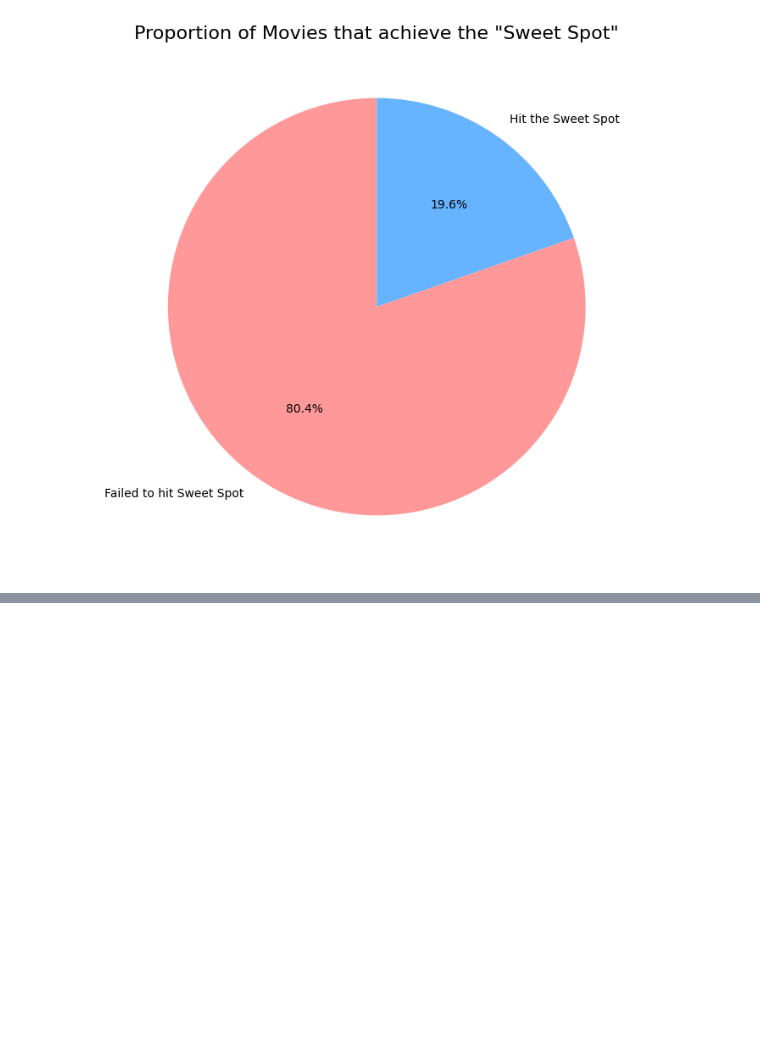
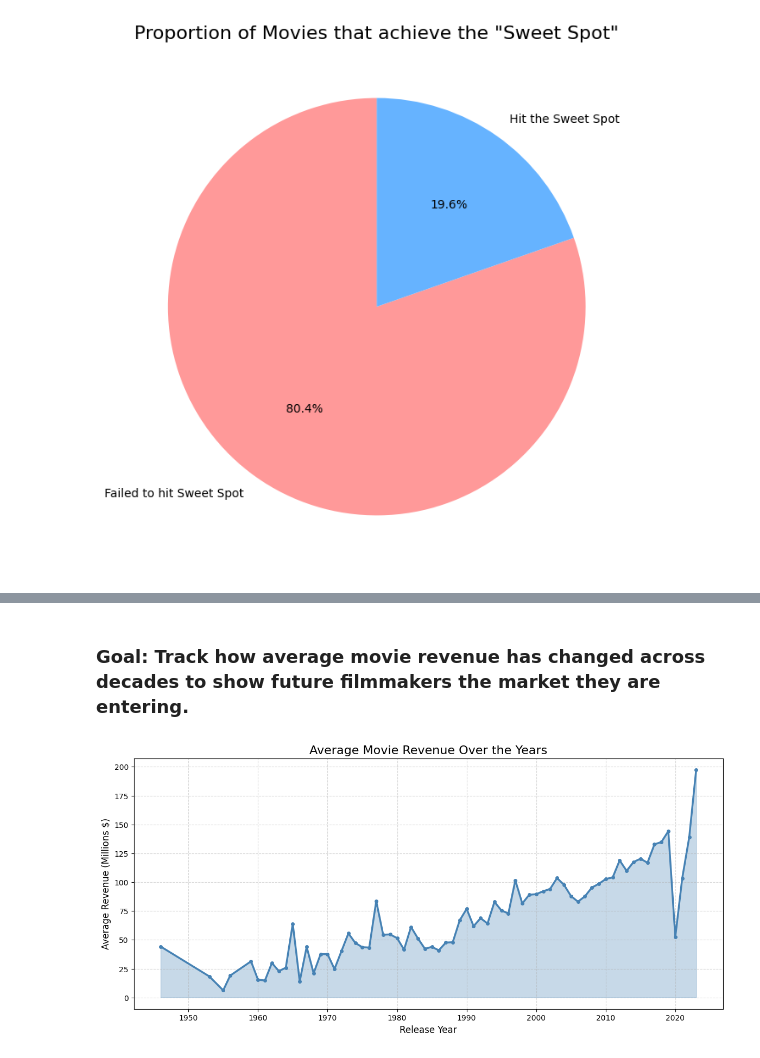
Before and after one commit to anish1206/dv-cp, a Jupyter notebook: eda_visualization.ipynb, the cells around one changed output, grey strips where cells are left out. Cells and saved outputs as stored; diff of their text form; code cells hidden in the pictures; blank space fills up the shorter version.

```diff
--- a/eda_visualization.ipynb
+++ b/eda_visualization.ipynb
@@ -257,0 +239,17 @@ This shows just how hard it is to make a movie that audiences love **and** that
+# %% [markdown]
+### Goal: Track how average movie revenue has changed across decades to show future filmmakers the market they are entering.
+# %%
+plt.figure(figsize=(14, 6))
+
+valid_years = df['release_year'].value_counts()[df['release_year'].value_counts() >= 10].index
+yearly_avg = df[df['release_year'].isin(valid_years)].groupby('release_year')['revenue'].mean() / 1e6
+
+plt.fill_between(yearly_avg.index, yearly_avg.values, alpha=0.3, color='steelblue')
+plt.plot(yearly_avg.index, yearly_avg.values, color='steelblue', linewidth=2.5, marker='o', markersize=4)
+plt.title('Average Movie Revenue Over the Years', fontsize=16)
+plt.xlabel('Release Year', fontsize=12)
+plt.ylabel('Average Revenue (Millions $)', fontsize=12)
+plt.grid(True, linestyle='--', alpha=0.5)
+plt.show()
+# %% [output]
+[figure, added]
```
Also changed, not shown: parts of 20 cells of this notebook.
